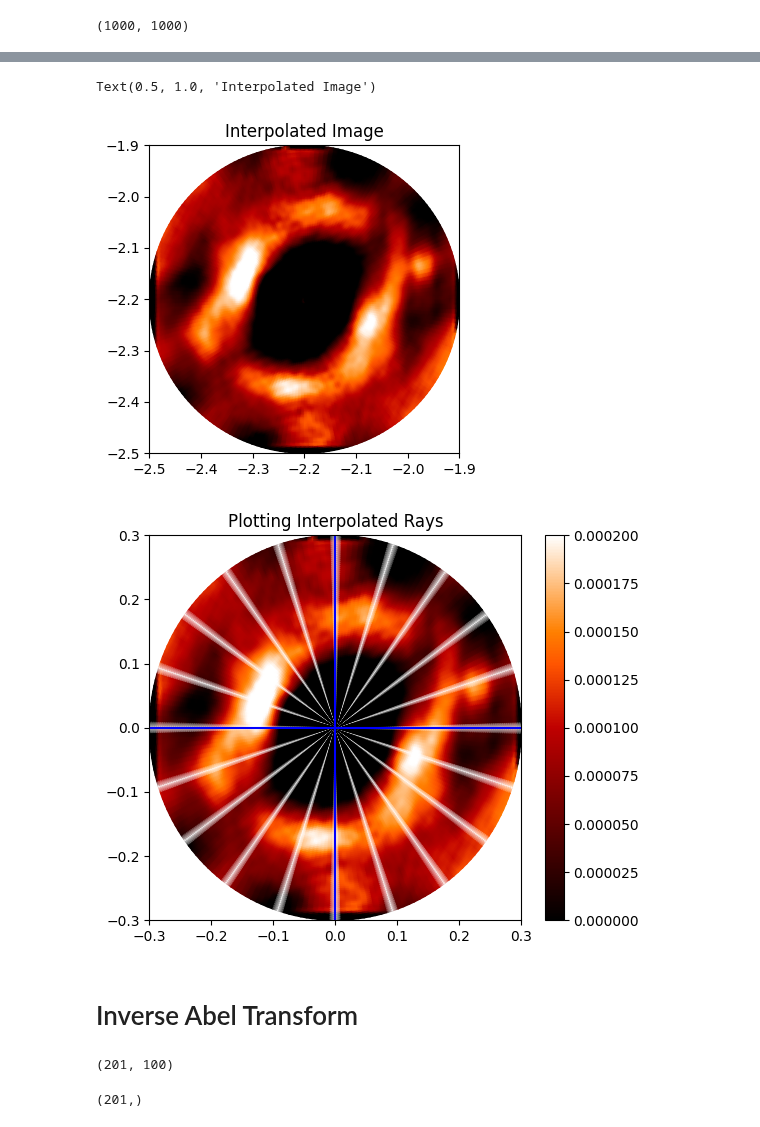
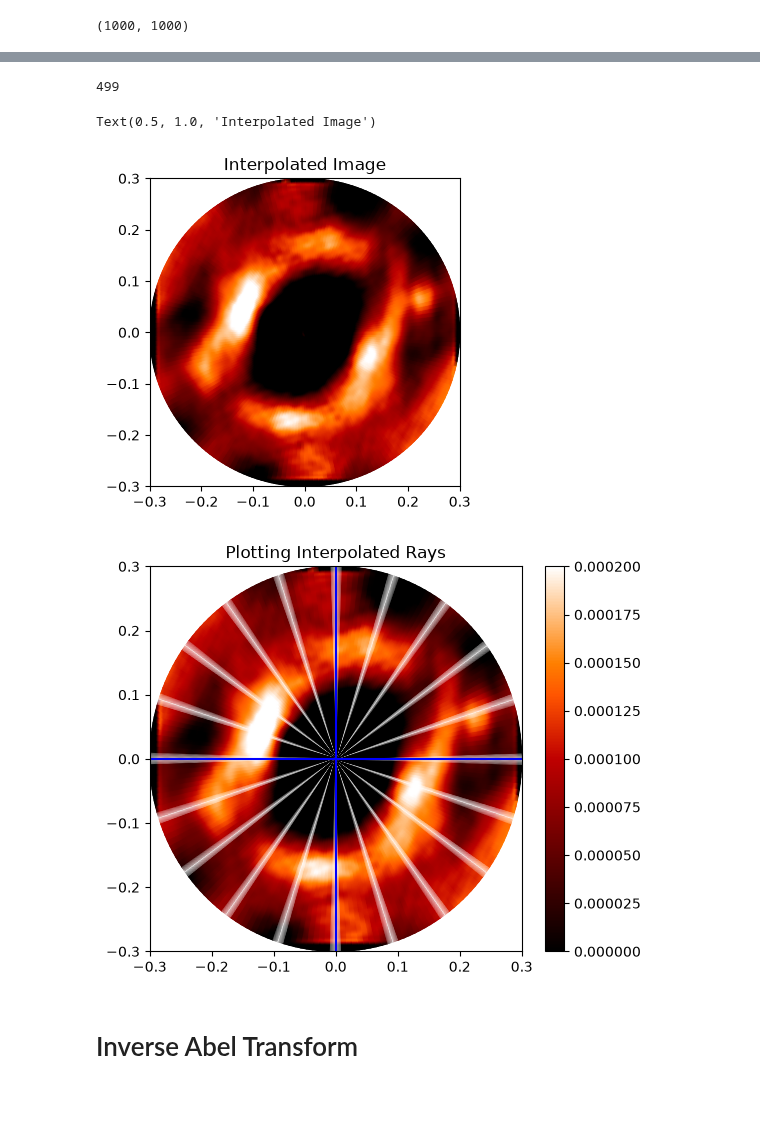
Before and after one commit to imanbeh/csm_pipeline, a Jupyter notebook: medhigh_abel_interpolation_density.ipynb, the cells around one changed output, grey strips where cells are left out. Cells and saved outputs as stored; diff of their text form; code cells hidden in the pictures; blank space fills up the shorter version.

```diff
--- a/medhigh_abel_interpolation_density.ipynb
+++ b/medhigh_abel_interpolation_density.ipynb
@@ -130,3 +99,3 @@ $0.005 \; \mathrm{{}^{\prime\prime}}$
 # %%
 lines = 201
-points = 100
+points = 200
@@ -136,0 +102,4 @@ cx
+# %%
+#moving center for cropped image
+center_interp = int(csm_2d_density[a:b,a:b].shape[0]/2-1)
+center_interp
@@ -137,5 +108,5 @@ cx
 # %%
-x_grid,y_grid,interp_csm = radial_interp(csm_2d_density[a:b,a:b], 59,59,
+x_grid,y_grid,interp_csm = radial_interp(csm_2d_density[a:b,a:b], center_interp,center_interp,
               n_lines = lines, n_pts = points, pix_arc = pix_size_arcsec,plot_bool=True,vmax=0.0002)
 # %% [output]
 59 59 0.005 arcsec True
@@ -171,32 +122,27 @@ array([[ 5.91682083e-22, -2.11240882e-05, -5.54827029e-05,
+# %%
+center_x
+# %% [output]
+499
 # %%
 fig, ax = plt.subplots(nrows=1, ncols=1,figsize=(4,4))
-xaxis = x_grid*pix_size_arcsec.value-(center_x*pix_size_arcsec.value)
-yaxis = y_grid*pix_size_arcsec.value-(center_y*pix_size_arcsec.value)
+xaxis = x_grid*pix_size_arcsec.value-(center_interp*pix_size_arcsec.value)
+yaxis = y_grid*pix_size_arcsec.value-(center_interp*pix_size_arcsec.value)
 ax.pcolormesh(xaxis, yaxis, interp_csm,cmap='gist_heat',shading="gouraud", vmin = 0, vmax = 0.0002)
 
 # rnge = 0.3
 # ax.set_xlim(-rnge,rnge)
 # ax.set_ylim(-rnge,rnge)
 
 
 ax.set_title("Interpolated Image")
 # %% [output]
 Text(0.5, 1.0, 'Interpolated Image')
-[figure, old version]
+[figure, new version]
 # %%
 plot_rays(x_grid,y_grid,interp_csm,vmax=0.0002)
 # %% [output]
-[figure, old version]
+[figure, new version]
 # %% [markdown]
 # Inverse Abel Transform
 # %%
 from abel import do_abel
-# %%
-interp_csm.shape
-# %% [output]
-(201, 100)
-# %%
-interp_csm[0,:].shape
-interp_csm[:,0].shape
-# %% [output]
-(201,)
```
Also changed, not shown: parts of 45 cells of this notebook, 1 other file.
